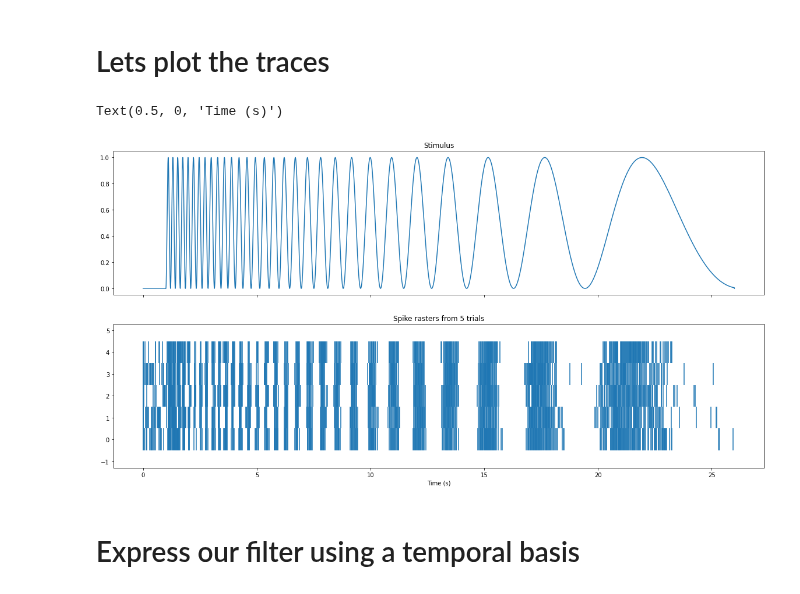
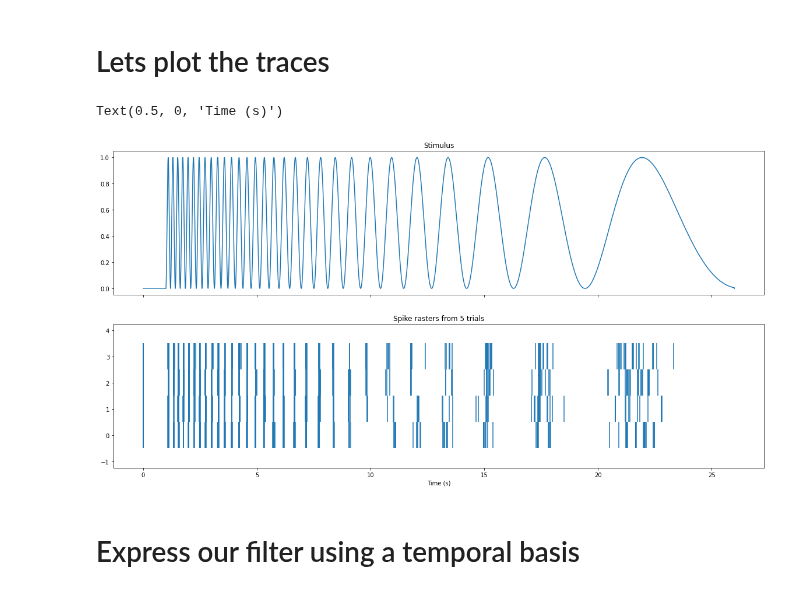
Before and after one commit to davidfox87/neuro_encoding_models, a Jupyter notebook: fitting_spike_train_tutorial.ipynb, the cells around one changed output. Drawn from its saved outputs; the diff is of its cells as text; code cells hidden in the pictures.

```diff
--- a/fitting_spike_train_tutorial.ipynb
+++ b/fitting_spike_train_tutorial.ipynb
@@ -104,9 +104,9 @@ This is what we can minimize in our code, we want to find the weights on the fil
 ## Lets demonstrate this with an example
 I'll start by loading 5 trials of spike train responses of a PN to an optogenetic chirp stimulus
 # %%
-cell_idx = 1
+cell_idx = 6
 cell = "pn" + str(cell_idx)
-prefix = '/content/drive/MyDrive/temporal_filter_data_files_for_colab/PN'
+prefix = '/content/drive/MyDrive/temporal_filter_data_files_for_colab/PN/'
 response = prefix + '{}SpTimes_reverseChirp.mat'.format(cell, '.txt')
 stim, sps, dt = load_spk_times2('datasets/stim.txt', response, dt=0.001)
 
@@ -118,18 +118,18 @@ stim = scaler.fit_transform(stim)
 # %%
 t = np.arange(0, len(stim)) * dt
 fig, ax = plt.subplots(2, 1, sharex=True, figsize=[20, 10])
 ax[0].plot(t, stim[:, 0])
 
-test = [sps[:, i] * np.arange(len(stim)) * dt for i in range(5)]
+test = [sps[:, i] * np.arange(len(stim)) * dt for i in range(sps.shape[1])]
 
 ax[1].eventplot(np.array(test));
 
 ax[0].set_title('Stimulus')
 ax[1].set_title('Spike rasters from 5 trials')
 ax[1].set_xlabel('Time (s)')
 # %% [output]
 Text(0.5, 0, 'Time (s)')
-[figure, old version]
+[figure, new version]
 # %% [markdown]
 # Express our filter using a temporal basis
 # %%
```
Also changed, not shown: parts of 1 cell of this notebook.
